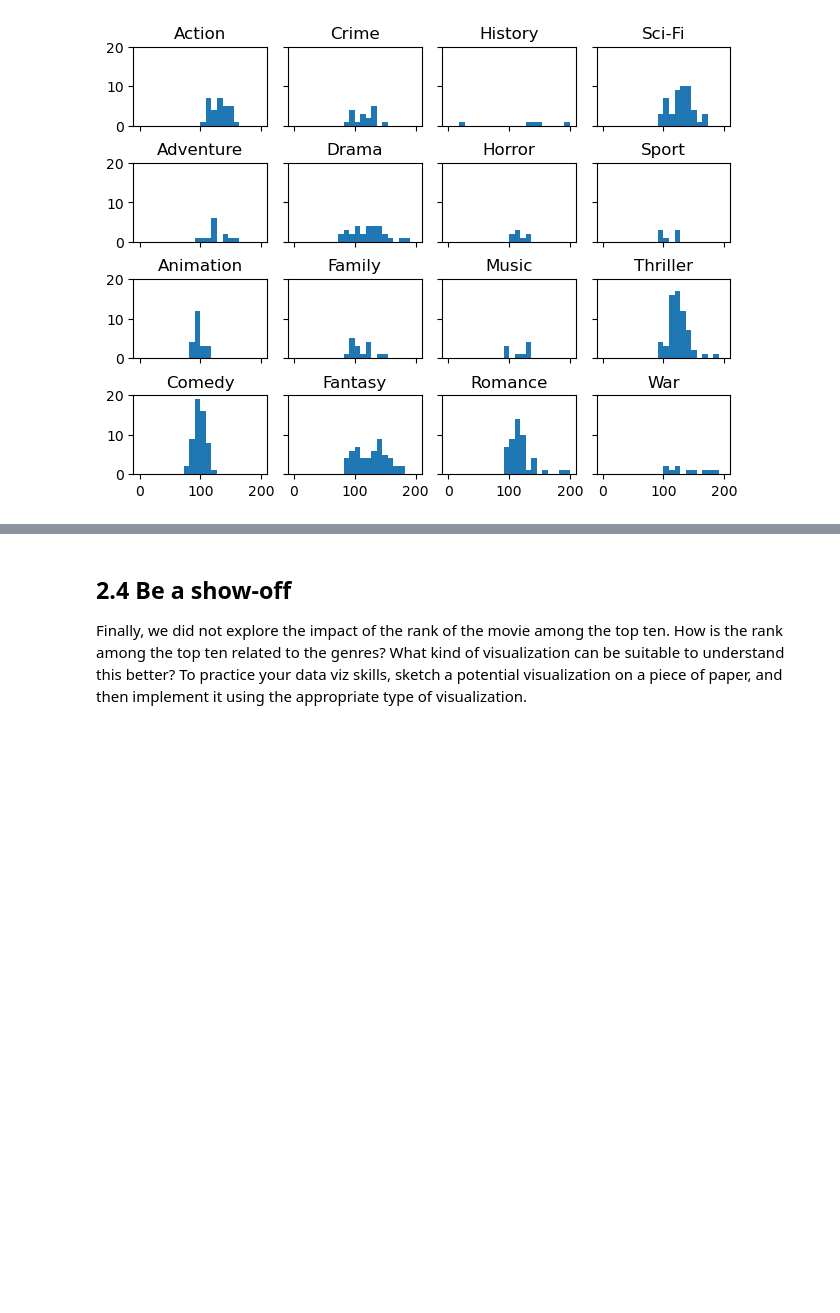
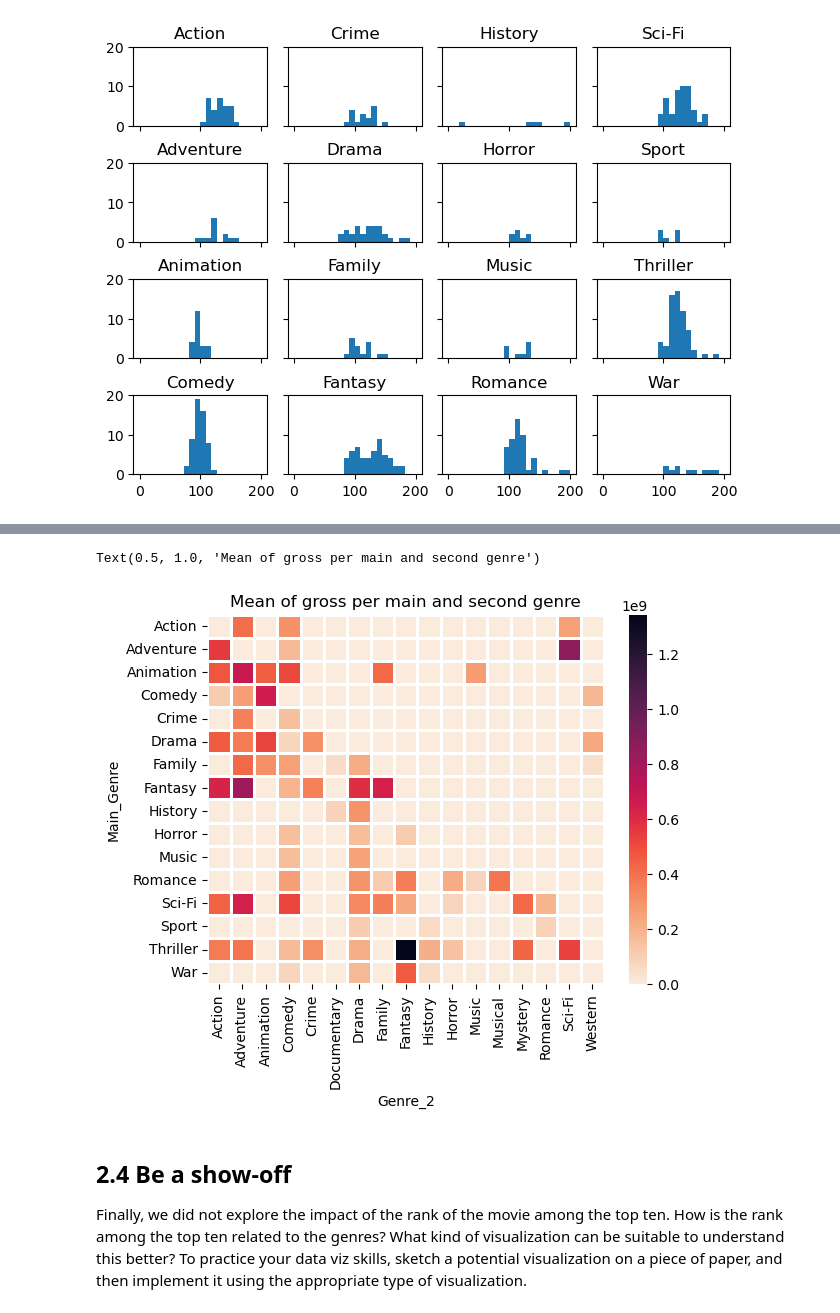
Before and after one commit to lazarr19/ada, a Jupyter notebook: Tutorial/02 - Data viz and data from the web/Becoming a DataVizard exercise.ipynb, the cells around one changed output, grey strips where cells are left out. Drawn from its saved outputs; the diff is of its cells as text; code cells hidden in the pictures; blank space fills up the shorter version.

```diff
--- a/Tutorial/02 - Data viz and data from the web/Becoming a DataVizard exercise.ipynb
+++ b/Tutorial/02 - Data viz and data from the web/Becoming a DataVizard exercise.ipynb
@@ -303,3 +322,25 @@ for genre, movies_genre_and_length in movies_grouped_per_genre:
+# %%
+# Write your code to make the second heatmap here
+import numpy as np
+
+data2 = movies[['Main_Genre','Genre_2','worldwide_gross']].dropna().groupby(['Main_Genre','Genre_2']).mean()
+
+genres_1 = np.sort(movies.Main_Genre.unique())
+genres_2 = np.sort(movies.Genre_2.dropna().unique())
+
+matrix2 = np.zeros([genres_1.size, genres_2.size])
+for genre_1_index in range(genres_1.size):
+    for genre_2_index in range(genres_2.size):
+        if (genres_1[genre_1_index], genres_2[genre_2_index]) in data2.index:
+            matrix2[genre_1_index, genre_2_index] = data2.loc[genres_1[genre_1_index], genres_2[genre_2_index]]
+
+sns.heatmap(matrix2, xticklabels=genres_2, yticklabels=genres_1, linewidth=1, cmap=sns.color_palette("rocket_r", as_cmap=True))
+plt.xlabel('Genre_2')
+plt.ylabel('Main_Genre')
+plt.title('Mean of gross per main and second genre')
+# %% [output]
+Text(0.5, 1.0, 'Mean of gross per main and second genre')
+[figure, added]
 # %%
 # Write your interpretations here
 # %% [markdown]
```
Also changed, not shown: parts of 9 cells of this notebook.
